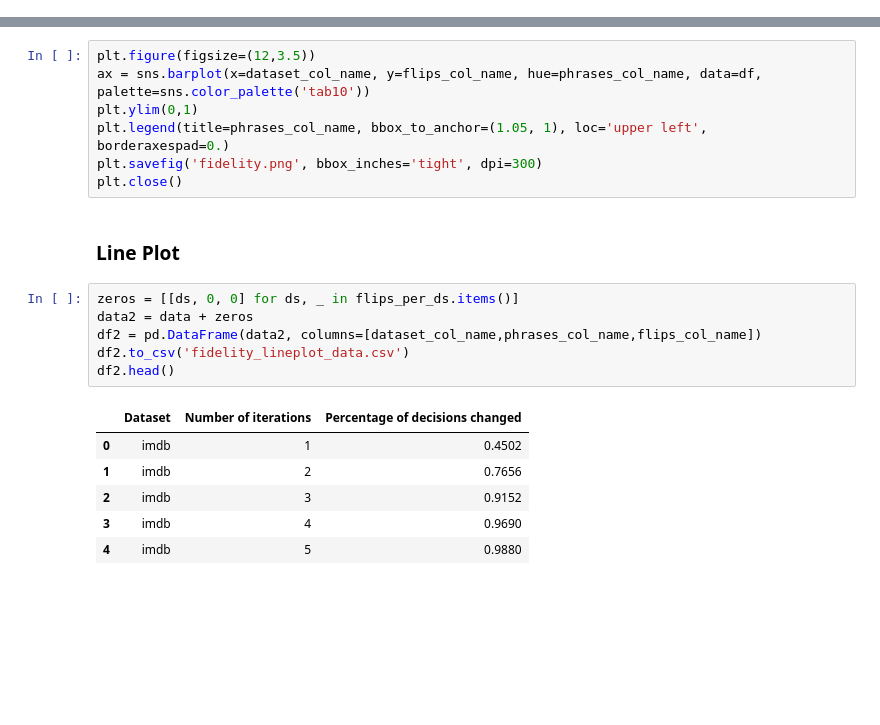
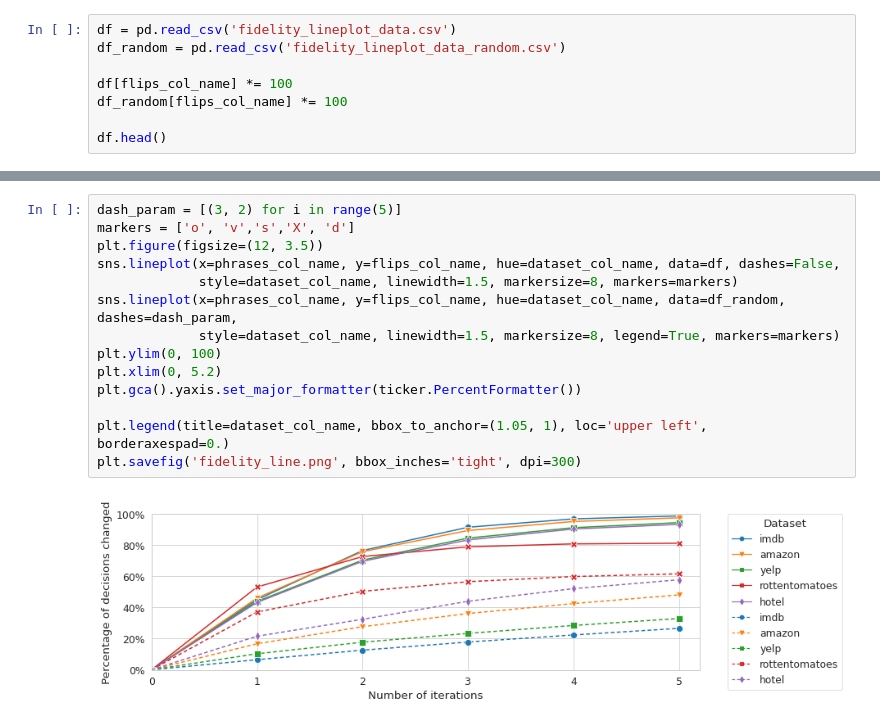
Before and after one commit to plutasnyy/ProtoCNN, a Jupyter notebook: experiments/fidelity.ipynb, the cells around one changed output, grey strips where cells are left out. Cells and saved outputs as stored; diff of their text form; blank space fills up the shorter version.

Commit message:
add random values to fidelity baseline

```diff
--- a/experiments/fidelity.ipynb
+++ b/experiments/fidelity.ipynb
@@ -155,0 +156,8 @@ plt.close()
+# %%
+df = pd.read_csv('fidelity_lineplot_data.csv')
+df_random = pd.read_csv('fidelity_lineplot_data_random.csv')
+
+df[flips_col_name] *= 100
+df_random[flips_col_name] *= 100
+
+df.head()
@@ -156,22 +171,16 @@ plt.close()
 # %%
-plt.figure(figsize=(12,3.5))
-ax = sns.barplot(x=dataset_col_name, y=flips_col_name, hue=phrases_col_name, data=df, palette=sns.color_palette('tab10'))
-plt.ylim(0,1)
-plt.legend(title=phrases_col_name, bbox_to_anchor=(1.05, 1), loc='upper left', borderaxespad=0.)
-plt.savefig('fidelity.png', bbox_inches='tight', dpi=300)
-plt.close()
+dash_param = [(3, 2) for i in range(5)]
+markers = ['o', 'v','s','X', 'd']
+plt.figure(figsize=(12, 3.5))
+sns.lineplot(x=phrases_col_name, y=flips_col_name, hue=dataset_col_name, data=df, dashes=False,
+             style=dataset_col_name, linewidth=1.5, markersize=8, markers=markers)
+sns.lineplot(x=phrases_col_name, y=flips_col_name, hue=dataset_col_name, data=df_random, dashes=dash_param,
+             style=dataset_col_name, linewidth=1.5, markersize=8, legend=True, markers=markers)
+plt.ylim(0, 100)
+plt.xlim(0, 5.2)
+plt.gca().yaxis.set_major_formatter(ticker.PercentFormatter())
+
+plt.legend(title=dataset_col_name, bbox_to_anchor=(1.05, 1), loc='upper left', borderaxespad=0.)
+plt.savefig('fidelity_line.png', bbox_inches='tight', dpi=300)
+# %% [output]
+[figure, added]
-# %% [markdown]
-###  Line Plot
-# %%
-zeros = [[ds, 0, 0] for ds, _ in flips_per_ds.items()]
-data2 = data + zeros
-df2 = pd.DataFrame(data2, columns=[dataset_col_name,phrases_col_name,flips_col_name])
-df2.to_csv('fidelity_lineplot_data.csv')
-df2.head()
-# %% [output]
-|  | Dataset | Number of iterations | Percentage of decisions changed |
-| 0 | imdb | 1 | 0.4502 |
-| 1 | imdb | 2 | 0.7656 |
-| 2 | imdb | 3 | 0.9152 |
-| 3 | imdb | 4 | 0.9690 |
-| 4 | imdb | 5 | 0.9880 |
```
Also changed, not shown: parts of 11 cells of this notebook, 3 other files.
